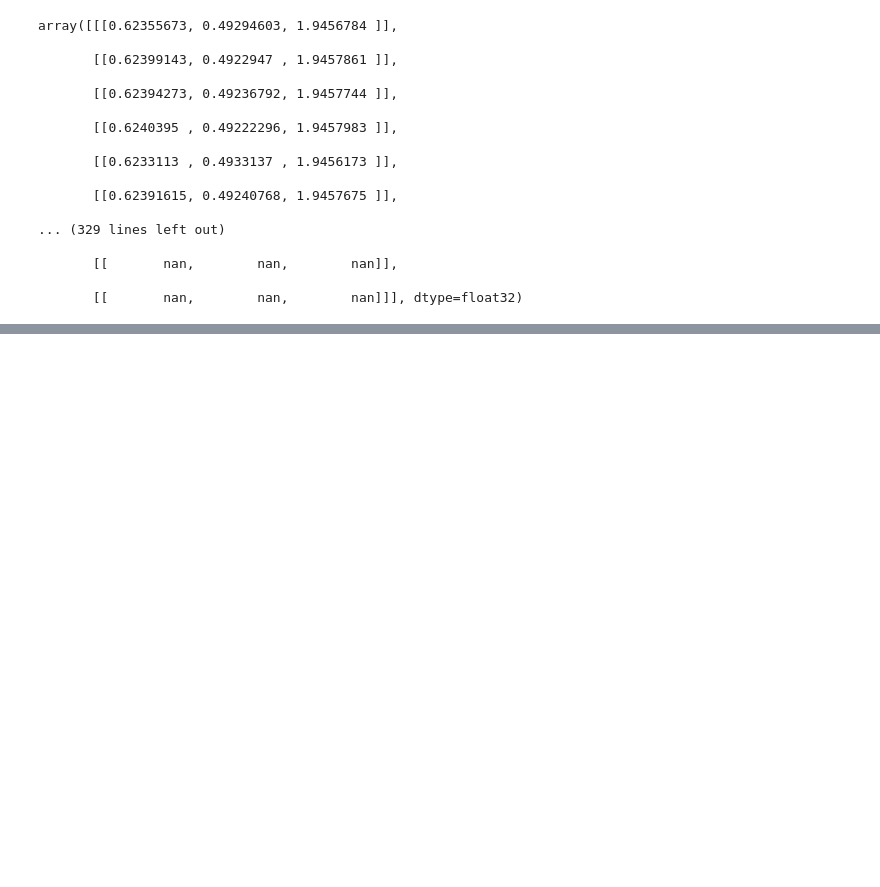
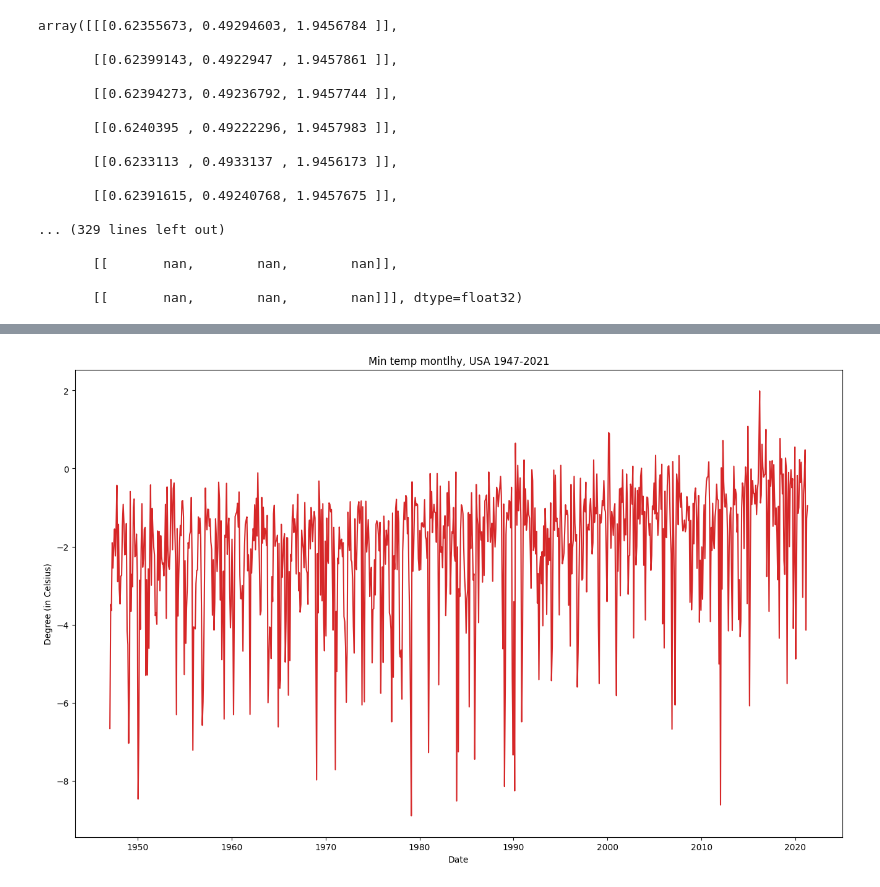
Before and after one commit to rubenkerkhofs/modern-data-analytics, a Jupyter notebook: Mitja Code/Code Final.ipynb, the cells around one changed output, grey strips where cells are left out. Drawn from its saved outputs; the diff is of its cells as text; code cells hidden in the pictures; blank space fills up the shorter version.

```diff
--- a/Mitja Code/Code Final.ipynb
+++ b/Mitja Code/Code Final.ipynb
@@ -552,0 +555,2 @@ array([[[0.62355673, 0.49294603, 1.9456784 ]],
+# %%
+df2 = pd.read_pickle("GDP_temperature_anomalies_1947_USA.pkl")
@@ -552,0 +565,6 @@ array([[[0.62355673, 0.49294603, 1.9456784 ]],
+# %%
+df2 = df2.reset_index()
+df2['time'] = pd.to_datetime(df2['time'])
+df2 = df2.set_index(df2['time'])
+df2 = df2.sort_index()
+df2 =  df2.drop(["time","index","gdp"], axis =1)
@@ -552,0 +588,7 @@ array([[[0.62355673, 0.49294603, 1.9456784 ]],
+# %%
+plt.figure(figsize=(16,10), dpi=100)
+plt.plot(df2.index, df2.timeMin, color='tab:red')
+plt.gca().set(title="Min temp montlhy, USA 1947-2021", xlabel='Date', ylabel="Degree (in Celsius)")
+plt.show()
+# %% [output]
+[figure, added]
```
Also changed, not shown: parts of 23 cells of this notebook.
